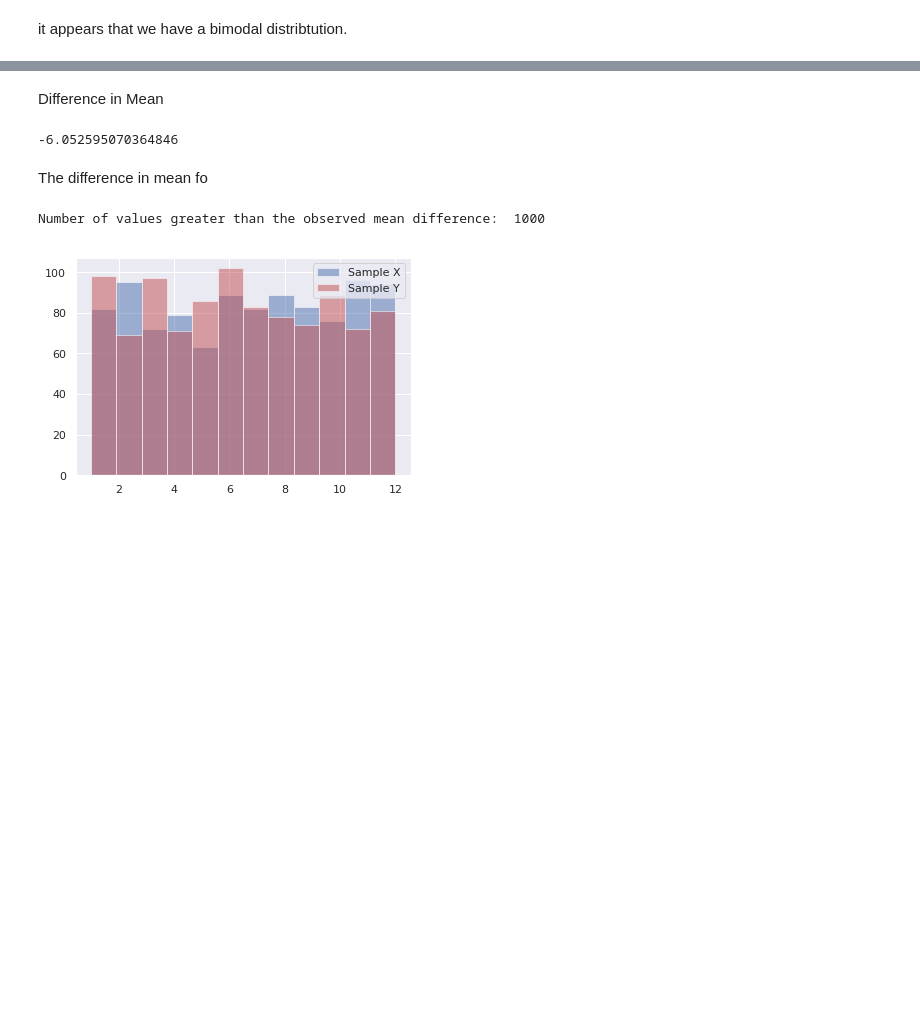
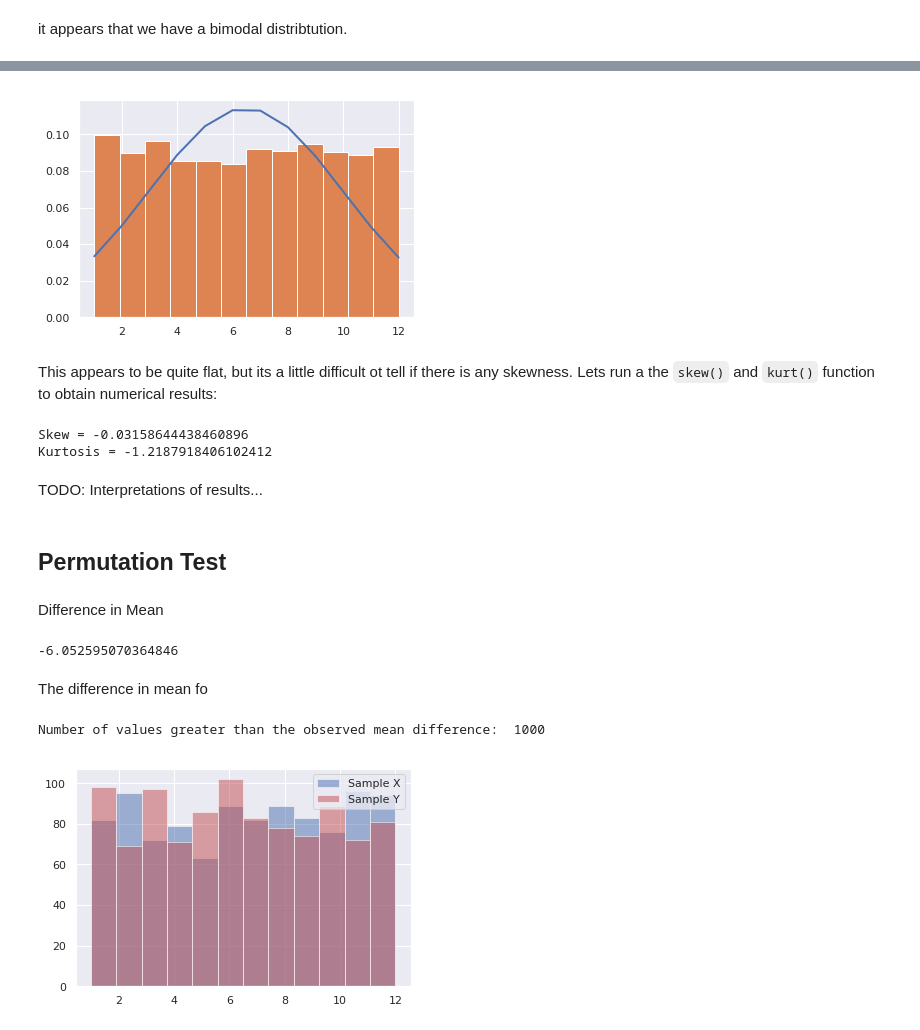
Before and after one commit to naivelogic/NFL-smarter-football, a Jupyter notebook: In Development/NFL Birthday Permutation Test.ipynb, the cells around one changed output, grey strips where cells are left out. Saved outputs shown, nothing was run; the diff lists cells and outputs as text; code cells hidden in the pictures; blank space fills up the shorter version.

```diff
--- a/In Development/NFL Birthday Permutation Test.ipynb
+++ b/In Development/NFL Birthday Permutation Test.ipynb
@@ -68,3 +74,33 @@ Sample does not look Gaussian (reject H0)
+# %%
+# http://www.pythonforfinance.net/2016/04/04/python-skew-kurtosis/
+
+import scipy.stats as stats
+
+#convert pandas DataFrame object to numpy array and sort
+h = np.asarray(x)
+h = sorted(h)
+
+#use the scipy stats module to fit a normal distirbution with same mean and standard deviation
+fit = stats.norm.pdf(h, np.mean(h), np.std(h))
+
+#plot both series on the histogram
+plt.plot(h,fit,'-',linewidth = 2)
+plt.hist(h,normed=True,bins = 12)
+plt.show()
+# %% [output]
+[figure, added]
+# %% [markdown]
+This appears to be quite flat, but its a little difficult ot tell if there is any skewness. Lets run a the `skew()` and `kurt()` function to obtain numerical results:
+# %%
+print('Skew =', stats.skew(x))
+print('Kurtosis =', stats.kurtosis(x))
+# %% [output]
+Skew = -0.03158644438460896
+Kurtosis = -1.2187918406102412
+# %% [markdown]
+TODO: Interpretations of results...
+# %% [markdown]
+## Permutation Test
 # %% [markdown]
 Difference in Mean
 # %%
```
Also changed, not shown: parts of 4 cells of this notebook.
